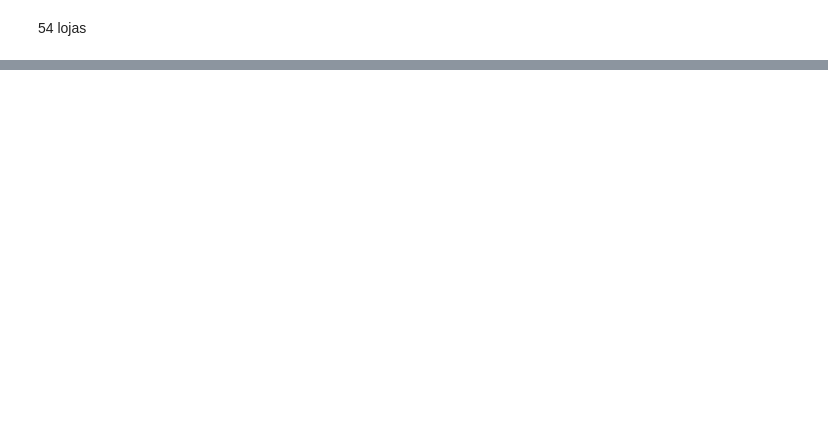
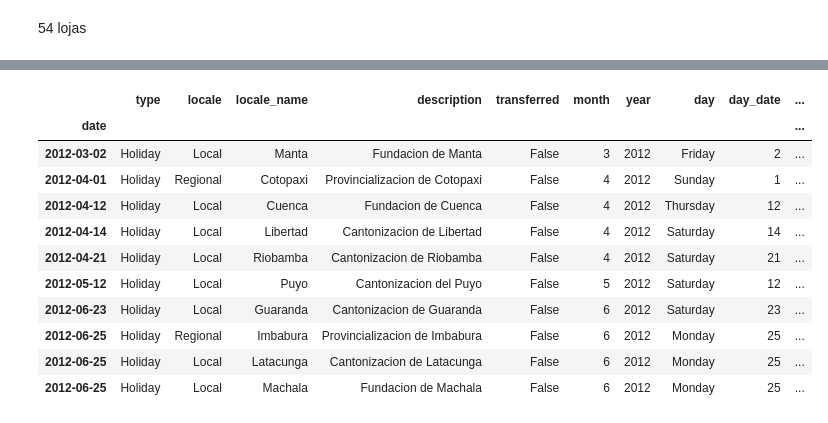
Before and after one commit to thiagomout/datamining, a Jupyter notebook: store_sales/prediction_store_sales.ipynb, the cells around one changed output, grey strips where cells are left out. Cells and saved outputs as stored; diff of their text form; code cells hidden in the pictures; blank space fills up the shorter version.

```diff
--- a/store_sales/prediction_store_sales.ipynb
+++ b/store_sales/prediction_store_sales.ipynb
@@ -222,0 +592,3 @@ plt.show()
+# %%
+holidays_events = holidays_events.set_index('date')
+holidays_events['date_str'] = holidays_events.index.astype(str)
@@ -222,0 +604,15 @@ plt.show()
+# %%
+holidays_events.head(10)
+# %% [output]
+|  | type | locale | locale_name | description | transferred | month | year | day | day_date | ... |
+| date |  |  |  |  |  |  |  |  |  | ... |
+| 2012-03-02 | Holiday | Local | Manta | Fundacion de Manta | False | 3 | 2012 | Friday | 2 | ... |
+| 2012-04-01 | Holiday | Regional | Cotopaxi | Provincializacion de Cotopaxi | False | 4 | 2012 | Sunday | 1 | ... |
+| 2012-04-12 | Holiday | Local | Cuenca | Fundacion de Cuenca | False | 4 | 2012 | Thursday | 12 | ... |
+| 2012-04-14 | Holiday | Local | Libertad | Cantonizacion de Libertad | False | 4 | 2012 | Saturday | 14 | ... |
+| 2012-04-21 | Holiday | Local | Riobamba | Cantonizacion de Riobamba | False | 4 | 2012 | Saturday | 21 | ... |
+| 2012-05-12 | Holiday | Local | Puyo | Cantonizacion del Puyo | False | 5 | 2012 | Saturday | 12 | ... |
+| 2012-06-23 | Holiday | Local | Guaranda | Cantonizacion de Guaranda | False | 6 | 2012 | Saturday | 23 | ... |
+| 2012-06-25 | Holiday | Regional | Imbabura | Provincializacion de Imbabura | False | 6 | 2012 | Monday | 25 | ... |
+| 2012-06-25 | Holiday | Local | Latacunga | Cantonizacion de Latacunga | False | 6 | 2012 | Monday | 25 | ... |
+| 2012-06-25 | Holiday | Local | Machala | Fundacion de Machala | False | 6 | 2012 | Monday | 25 | ... |
```
Also changed, not shown: parts of 118 cells of this notebook, 8 other files.
